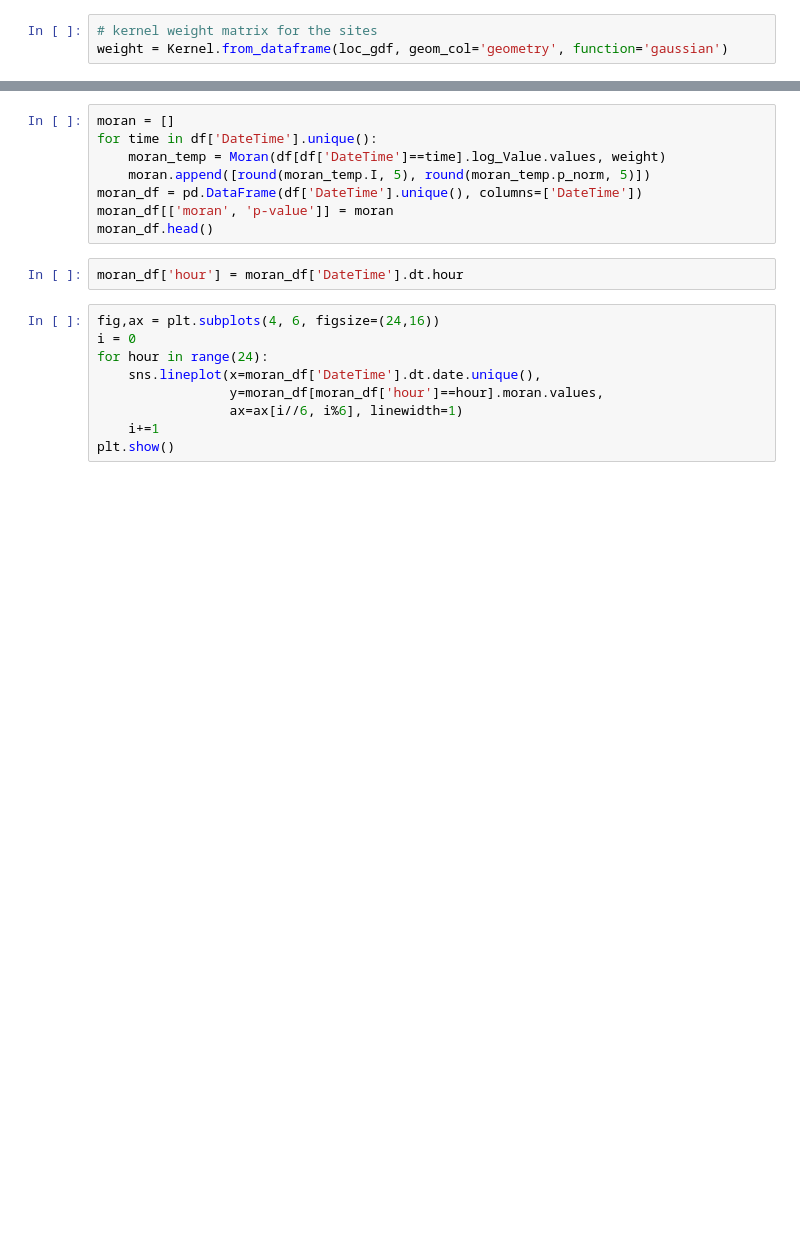
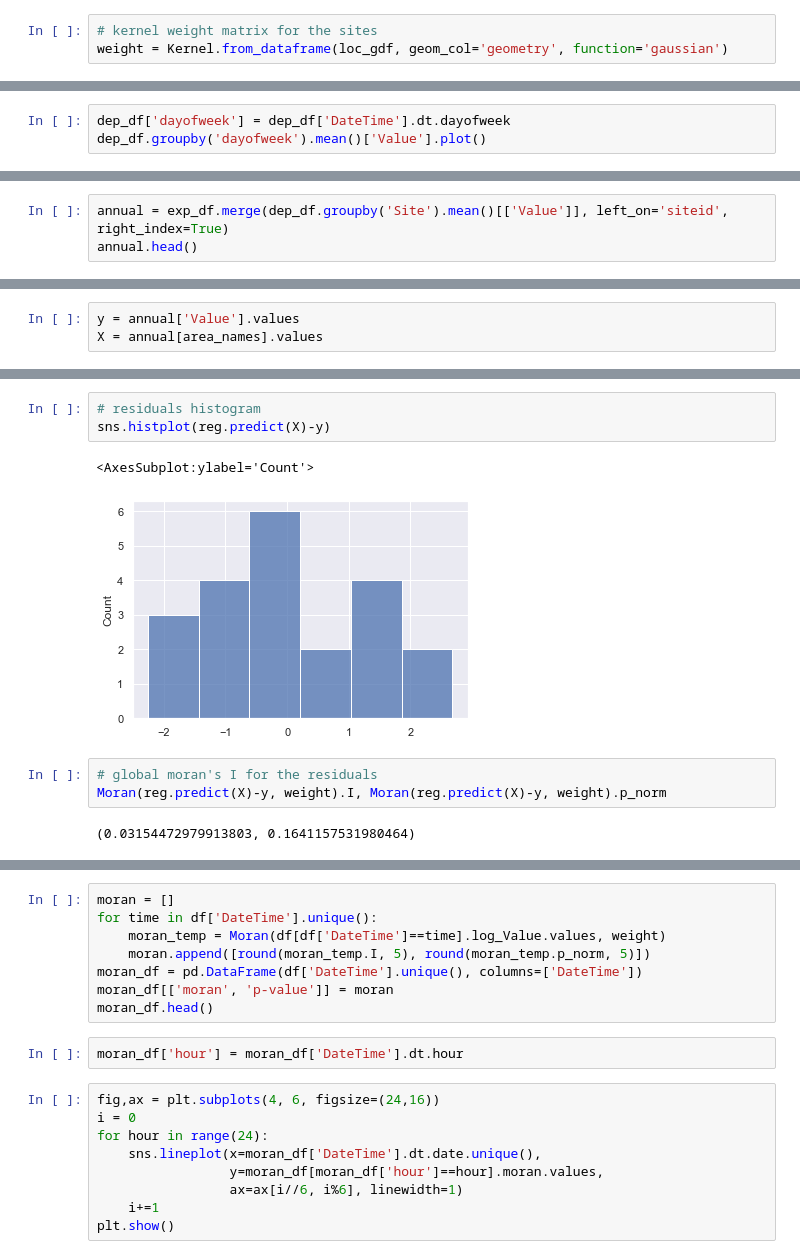
Before and after one commit to yulun-cd/IGS, a Jupyter notebook: DataAnalysis.ipynb, the cells around one changed output, grey strips where cells are left out. Drawn from its saved outputs; the diff is of its cells as text; blank space fills up the shorter version.

```diff
--- a/DataAnalysis.ipynb
+++ b/DataAnalysis.ipynb
@@ -570,0 +423,3 @@ reg.score(ap_X_test, ap_y_test)
+# %%
+dep_df['dayofweek'] = dep_df['DateTime'].dt.dayofweek
+dep_df.groupby('dayofweek').mean()['Value'].plot()
@@ -570,0 +485,3 @@ reg.score(ap_X_test, ap_y_test)
+# %%
+annual = exp_df.merge(dep_df.groupby('Site').mean()[['Value']], left_on='siteid', right_index=True)
+annual.head()
@@ -570,0 +499,3 @@ reg.score(ap_X_test, ap_y_test)
+# %%
+y = annual['Value'].values
+X = annual[area_names].values
@@ -570,0 +537,11 @@ reg.score(ap_X_test, ap_y_test)
+# %%
+# residuals histogram
+sns.histplot(reg.predict(X)-y)
+# %% [output]
+<AxesSubplot:ylabel='Count'>
+[figure, added]
+# %%
+# global moran's I for the residuals
+Moran(reg.predict(X)-y, weight).I, Moran(reg.predict(X)-y, weight).p_norm
+# %% [output]
+(0.03154472979913803, 0.1641157531980464)
```
Also changed, not shown: parts of 144 cells of this notebook, 2 other files.
